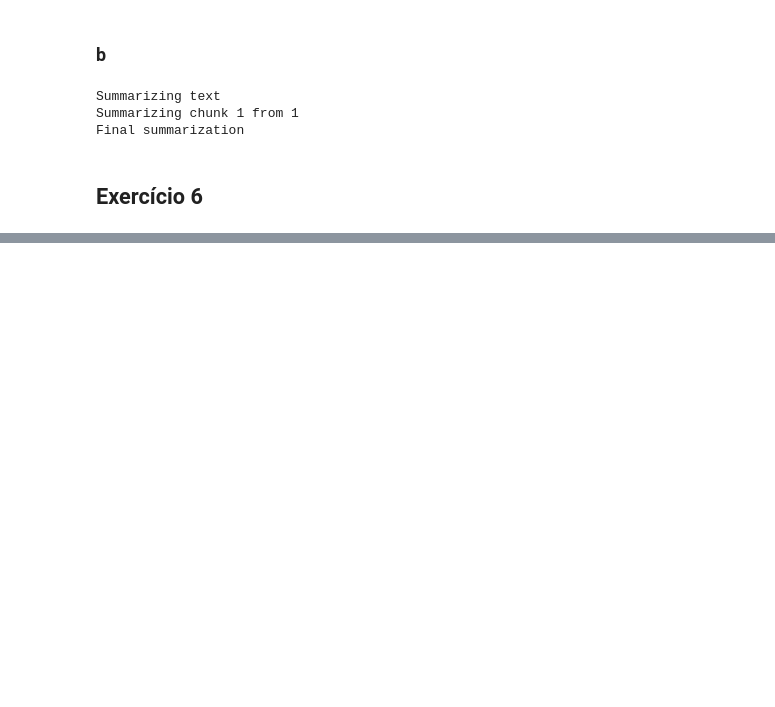
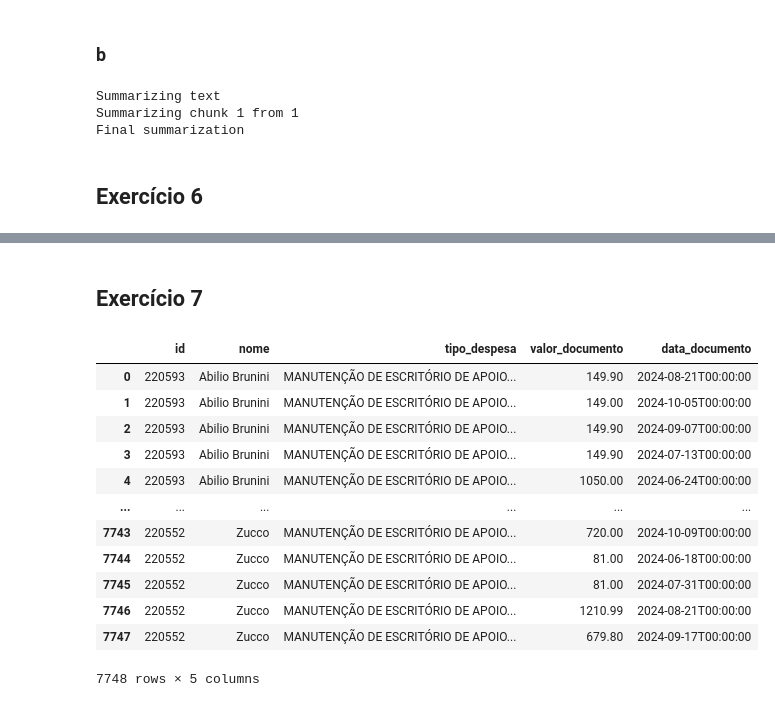
Before and after one commit to pedromvba/prompt-eng-at, a Jupyter notebook: AT.ipynb, the cells around one changed output, grey strips where cells are left out. Saved outputs shown, nothing was run; the diff lists cells and outputs as text; code cells hidden in the pictures; blank space fills up the shorter version.

```diff
--- a/AT.ipynb
+++ b/AT.ipynb
@@ -698,0 +811,22 @@ o json possui a seguinte estrutura:
+# %% [markdown]
+## Exercício 7
+# %%
+df_despesas = pd.read_parquet("./data/serie_despesas_diárias_deputados.parquet").sample(5)
+despesas_texto = str(df_despesas.to_dict())
+
+deputados = pd.read_parquet("./data/serie_despesas_diárias_deputados.parquet")
+deputados
+# %% [output]
+|  | id | nome | tipo_despesa | valor_documento | data_documento |
+| 0 | 220593 | Abilio Brunini | MANUTENÇÃO DE ESCRITÓRIO DE APOIO... | 149.90 | 2024-08-21T00:00:00 |
+| 1 | 220593 | Abilio Brunini | MANUTENÇÃO DE ESCRITÓRIO DE APOIO... | 149.00 | 2024-10-05T00:00:00 |
+| 2 | 220593 | Abilio Brunini | MANUTENÇÃO DE ESCRITÓRIO DE APOIO... | 149.90 | 2024-09-07T00:00:00 |
+| 3 | 220593 | Abilio Brunini | MANUTENÇÃO DE ESCRITÓRIO DE APOIO... | 149.90 | 2024-07-13T00:00:00 |
+| 4 | 220593 | Abilio Brunini | MANUTENÇÃO DE ESCRITÓRIO DE APOIO... | 1050.00 | 2024-06-24T00:00:00 |
+| ... | ... | ... | ... | ... | ... |
+| 7743 | 220552 | Zucco | MANUTENÇÃO DE ESCRITÓRIO DE APOIO... | 720.00 | 2024-10-09T00:00:00 |
+| 7744 | 220552 | Zucco | MANUTENÇÃO DE ESCRITÓRIO DE APOIO... | 81.00 | 2024-06-18T00:00:00 |
+| 7745 | 220552 | Zucco | MANUTENÇÃO DE ESCRITÓRIO DE APOIO... | 81.00 | 2024-07-31T00:00:00 |
+| 7746 | 220552 | Zucco | MANUTENÇÃO DE ESCRITÓRIO DE APOIO... | 1210.99 | 2024-08-21T00:00:00 |
+| 7747 | 220552 | Zucco | MANUTENÇÃO DE ESCRITÓRIO DE APOIO... | 679.80 | 2024-09-17T00:00:00 |
+7748 rows × 5 columns
```
Also changed, not shown: parts of 10 cells of this notebook, 1 other file.
